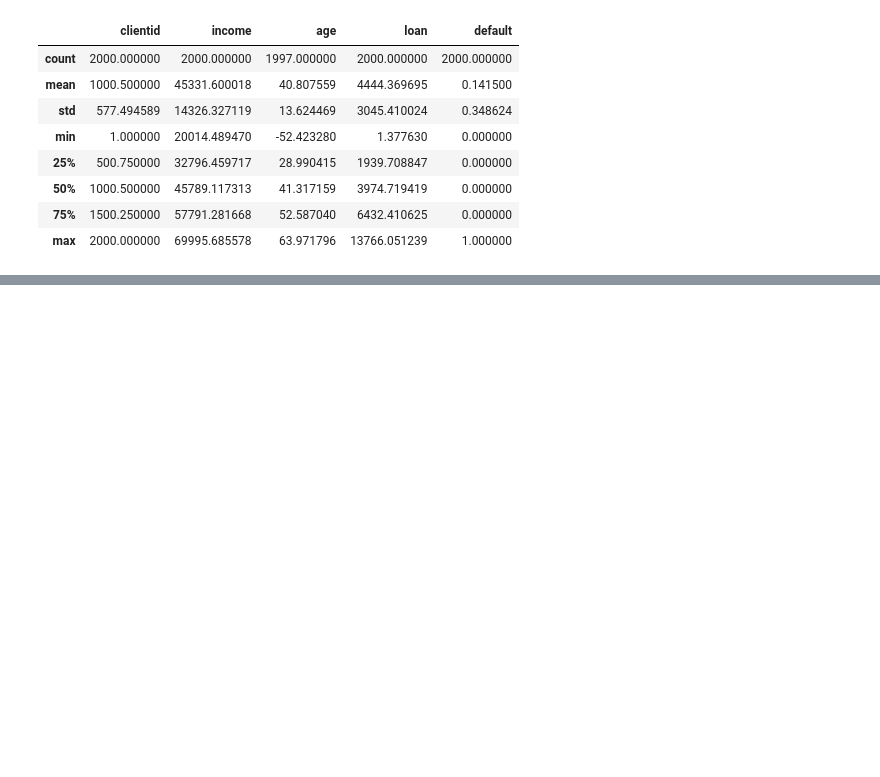
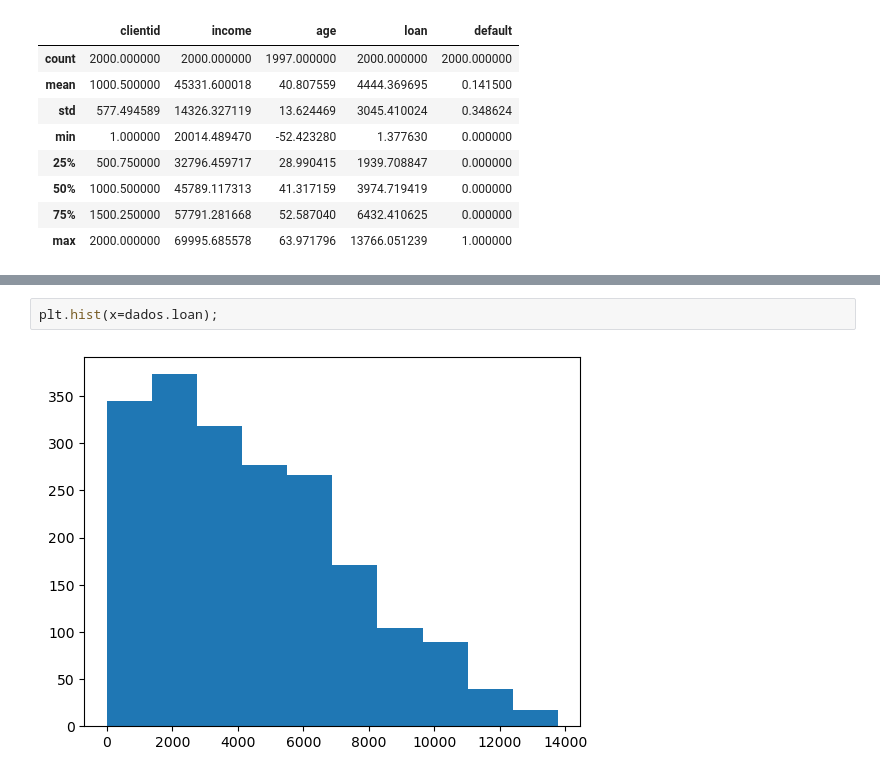
Before and after one commit to Alison561/Curso-Python, a Jupyter notebook: Classificacao/Classificacao.ipynb, the cells around one changed output, grey strips where cells are left out. Drawn from its saved outputs; the diff is of its cells as text; blank space fills up the shorter version.

```diff
--- a/Classificacao/Classificacao.ipynb
+++ b/Classificacao/Classificacao.ipynb
@@ -20,0 +37,4 @@ dados.describe()
+# %%
+plt.hist(x=dados.loan);
+# %% [output]
+[figure, added]
```
Also changed, not shown: parts of 8 cells of this notebook.
